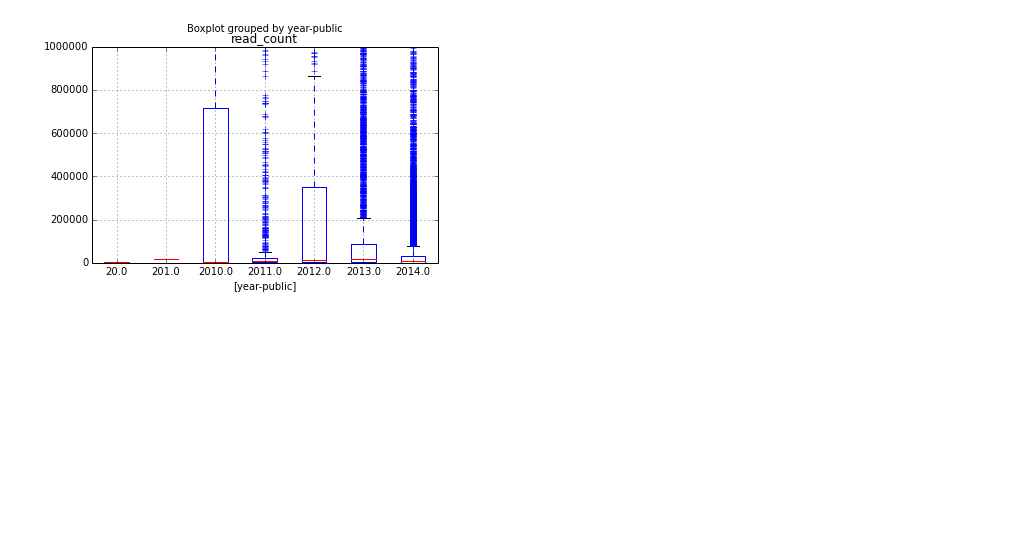
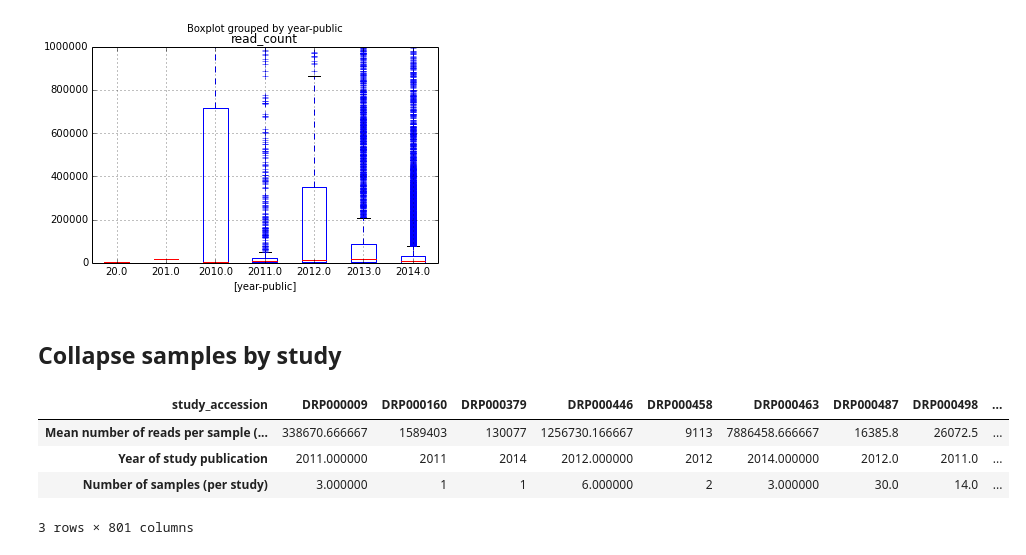
Before and after one commit to gregcaporaso/sketchbook, a Jupyter notebook: 2014.06.25-ebi-rest/notes.ipynb, the cells around one changed output. Cells and saved outputs as stored; diff of their text form; code cells hidden in the pictures; blank space fills up the shorter version.

```diff
--- a/2014.06.25-ebi-rest/notes.ipynb
+++ b/2014.06.25-ebi-rest/notes.ipynb
@@ -112,3 +115,5 @@ ax.set_ylim(0, 1000000)
 # %% [output]
 (0, 1000000)
 [figure]
+# %% [markdown]
+## Collapse samples by study
@@ -115 +127,9 @@ ax.set_ylim(0, 1000000)
+# %%
+s
+# %% [output]
+| study_accession | DRP000009 | DRP000160 | DRP000379 | DRP000446 | DRP000458 | DRP000463 | DRP000487 | DRP000498 | ... |
+| Mean number of reads per sample (... | 338670.666667 | 1589403 | 130077 | 1256730.166667 | 9113 | 7886458.666667 | 16385.8 | 26072.5 | ... |
+| Year of study publication | 2011.000000 | 2011 | 2014 | 2012.000000 | 2012 | 2014.000000 | 2012.0 | 2011.0 | ... |
+| Number of samples (per study) | 3.000000 | 1 | 1 | 6.000000 | 2 | 3.000000 | 30.0 | 14.0 | ... |
+3 rows × 801 columns
 # %% [markdown]
```
Also changed, not shown: parts of 9 cells of this notebook, 1 other file.
